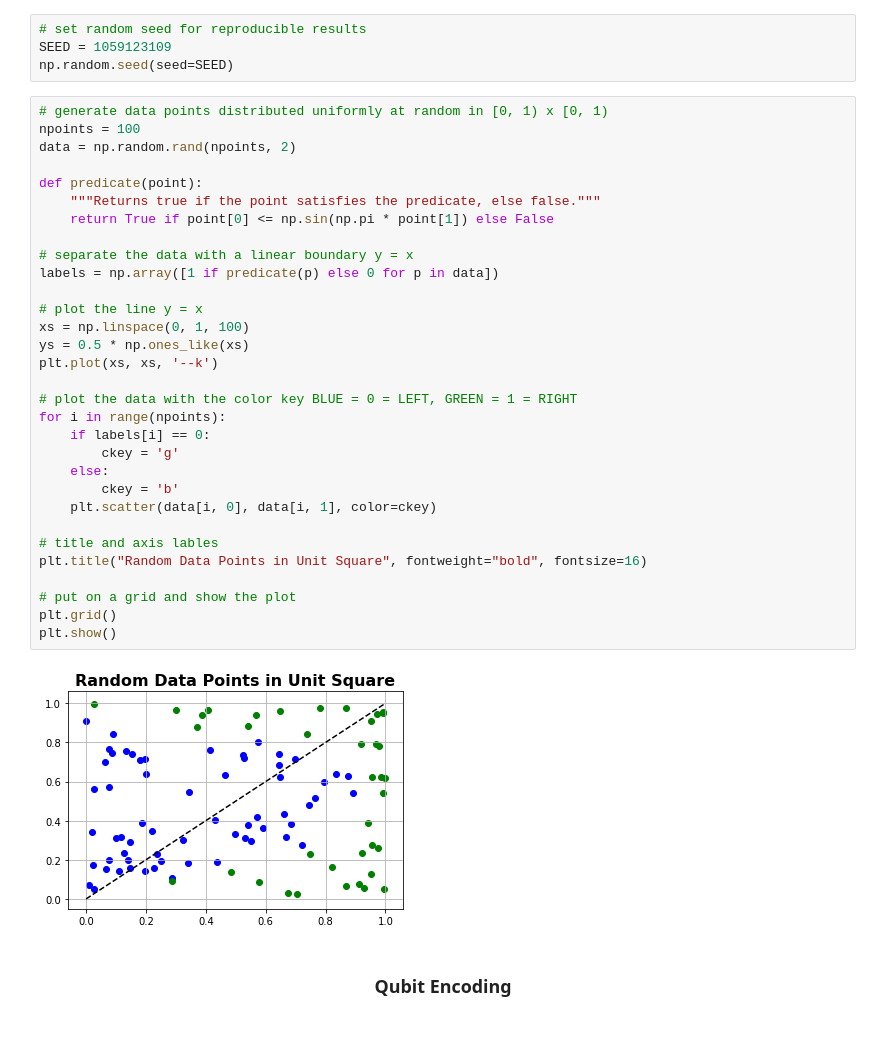
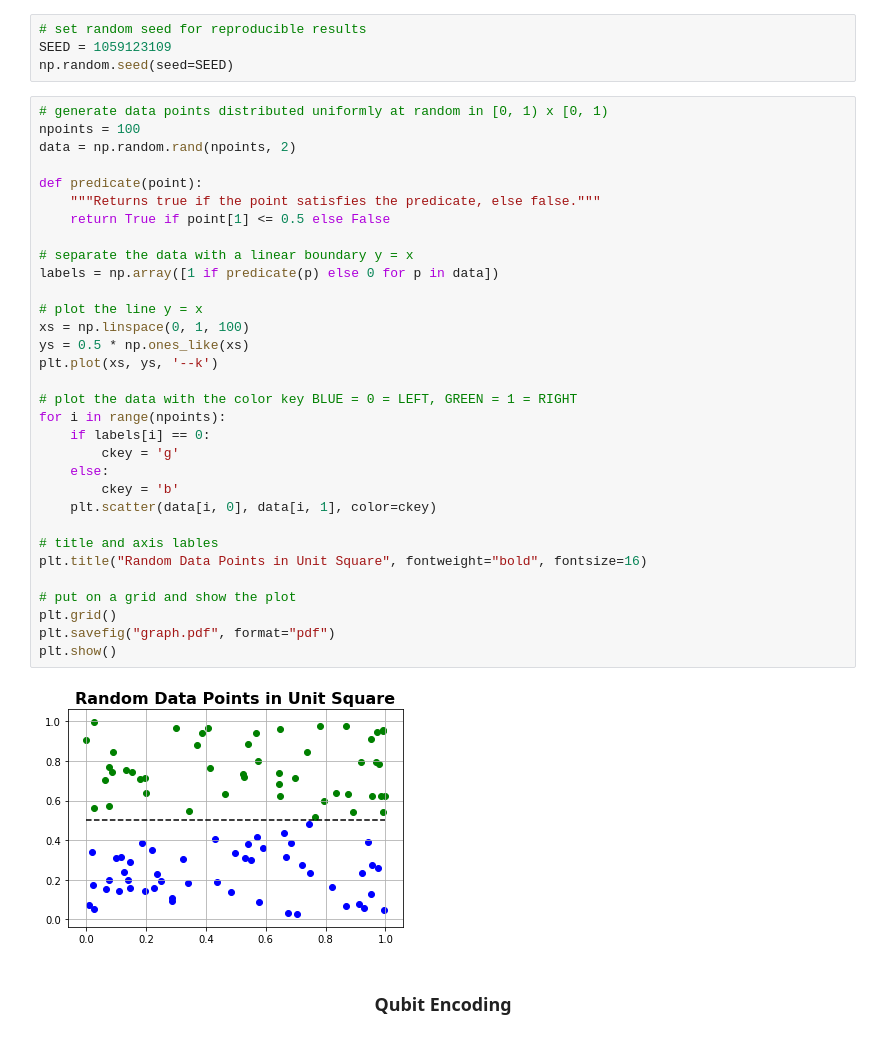
Before and after one commit to rmlarose/nisqai-dev, a Jupyter notebook: examples/one-qubit-classifier/one-qubit-classifier.ipynb, the cells around one changed output. Cells and saved outputs as stored; diff of their text form.

```diff
--- a/examples/one-qubit-classifier/one-qubit-classifier.ipynb
+++ b/examples/one-qubit-classifier/one-qubit-classifier.ipynb
@@ -83,36 +83,37 @@ np.random.seed(seed=SEED)
 # %%
 # generate data points distributed uniformly at random in [0, 1) x [0, 1)
 npoints = 100
 data = np.random.rand(npoints, 2)
 
 def predicate(point):
     """Returns true if the point satisfies the predicate, else false."""
-    return True if point[0] <= np.sin(np.pi * point[1]) else False
+    return True if point[1] <= 0.5 else False
 
 # separate the data with a linear boundary y = x
 labels = np.array([1 if predicate(p) else 0 for p in data])
 
 # plot the line y = x
 xs = np.linspace(0, 1, 100)
 ys = 0.5 * np.ones_like(xs)
-plt.plot(xs, xs, '--k')
+plt.plot(xs, ys, '--k')
 
 # plot the data with the color key BLUE = 0 = LEFT, GREEN = 1 = RIGHT
 for i in range(npoints):
     if labels[i] == 0:
         ckey = 'g'
     else:
         ckey = 'b'
     plt.scatter(data[i, 0], data[i, 1], color=ckey)
 
 # title and axis lables
 plt.title("Random Data Points in Unit Square", fontweight="bold", fontsize=16)
 
 # put on a grid and show the plot
 plt.grid()
+plt.savefig("graph.pdf", format="pdf")
 plt.show()
 # %% [output]
-[figure, old version]
+[figure, new version]
 # %% [markdown]
 ### <p style="text-align: center;"> Qubit Encoding </p>
 # %% [markdown]
```
Also changed, not shown: parts of 11 cells of this notebook, 13 other files.
